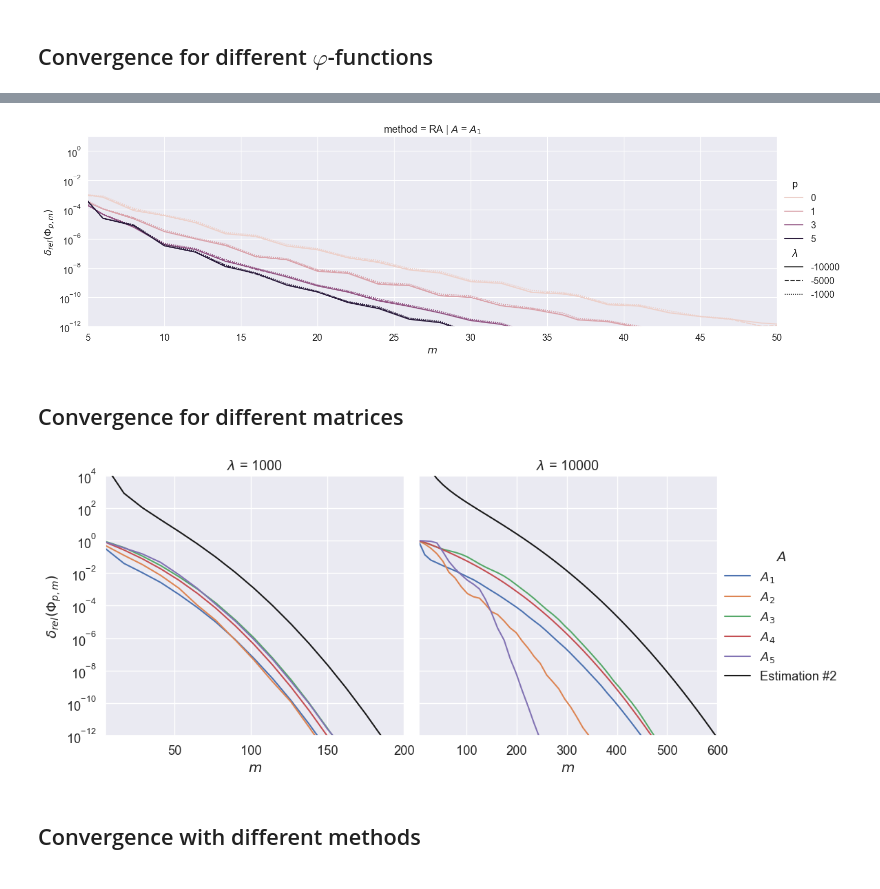
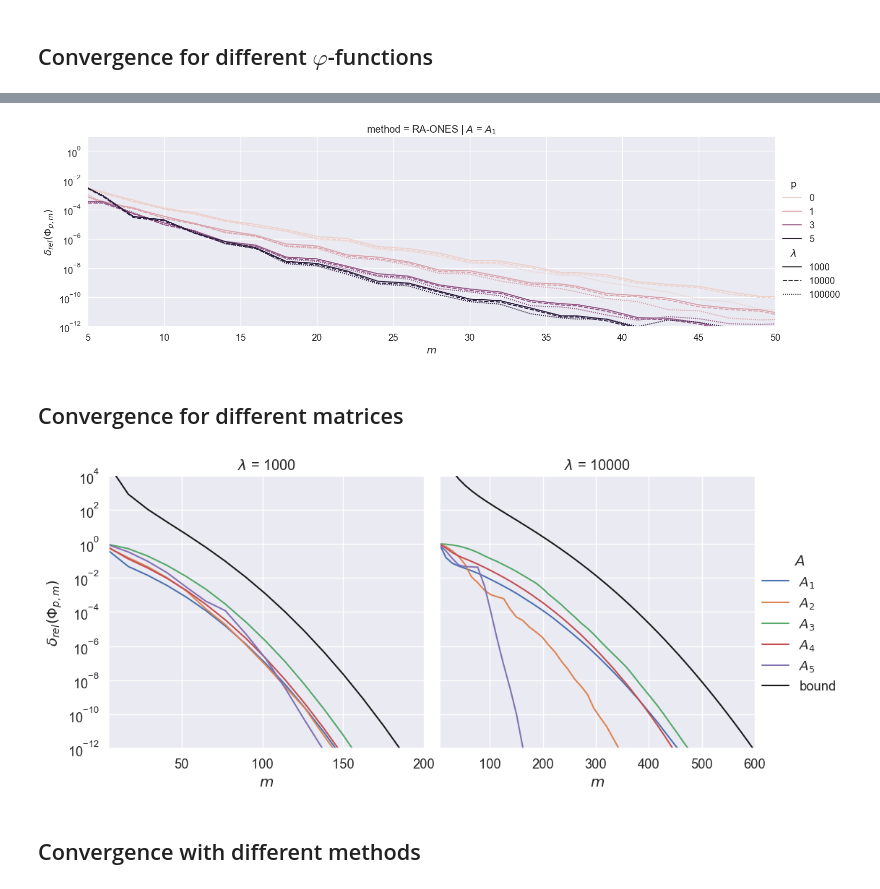
Before and after one commit to sprmsv/KAMF, a Jupyter notebook: experiments.ipynb, the cells around one changed output, grey strips where cells are left out. Cells and saved outputs as stored; diff of their text form; code cells hidden in the pictures.

Commit message:
update figures

```diff
--- a/experiments.ipynb
+++ b/experiments.ipynb
@@ -351,7 +346,7 @@ data = df[
     (df['p'] != 10)
 
     # Method
-    & ((df['method'] == 'RA'))
+    & ((df['method'] == 'RA-ONES'))
 
     # Matrices
     & ((df['name'] == '$A_1$'))
@@ -389,7 +384,7 @@ fg.set(
 );
 fg.axes[0, 0].set(xlim=[5, 50]);
 # %% [output]
-[figure, old version]
+[figure, new version]
 # %% [markdown]
 ## Convergence for different matrices
 # %%
@@ -406,35 +401,35 @@ data = df[
     # Size
     & ((df['n'] == 10000))
 
     # Smallest eigenvalue
     & ((df['a'] == 10000) | (df['a'] == 1000))
 ]
 
 fg = sns.relplot(
     data=data.rename(columns={'name': '$A$', 'a': '$\\lambda$', 'm': '$m$'}),
     x='$m$',
     y='err',
     kind='line',
     hue='$A$',
     # style='p',
     col='$\\lambda$',
     col_wrap=2,
-    hue_order=['$A_1$', '$A_2$', '$A_3$', '$A_4$', '$A_5$', 'Estimation #2'],
+    hue_order=['$A_1$', '$A_2$', '$A_3$', '$A_4$', '$A_5$', 'bound'],
     col_order=[1000, 10000],
     facet_kws={'sharex': False},
     palette=['C0', 'C1', 'C2', 'C3', 'C4', 'k'],
 )
 ax = plt.gca()
 fg.set(
     yscale='log',
     xlim=[5, None],
     ylim=[1e-12, 1e+04],
     ylabel='$\delta_{rel}(\Phi_{p, m})$',
 );
 fg.axes[0].set(xlim=[5, 200]);
 fg.axes[1].set(xlim=[5, 600]);
 # %% [output]
-[figure, old version]
+[figure, new version]
 # %% [markdown]
 ## Convergence with different methods
 # %%
```
Also changed, not shown: parts of 8 cells of this notebook, 14 other files.
